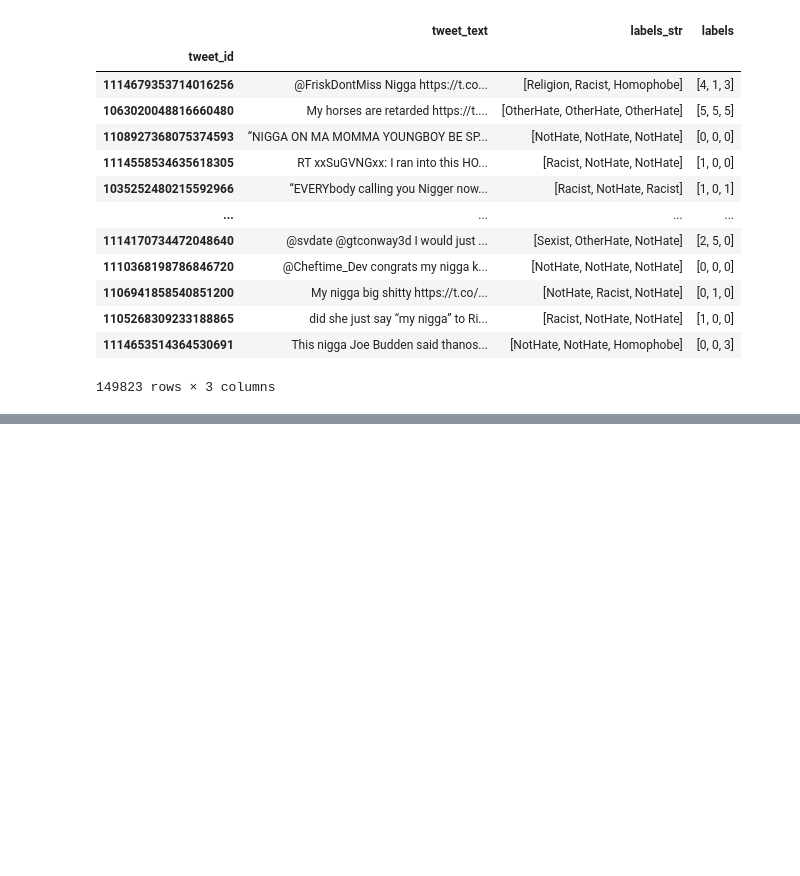
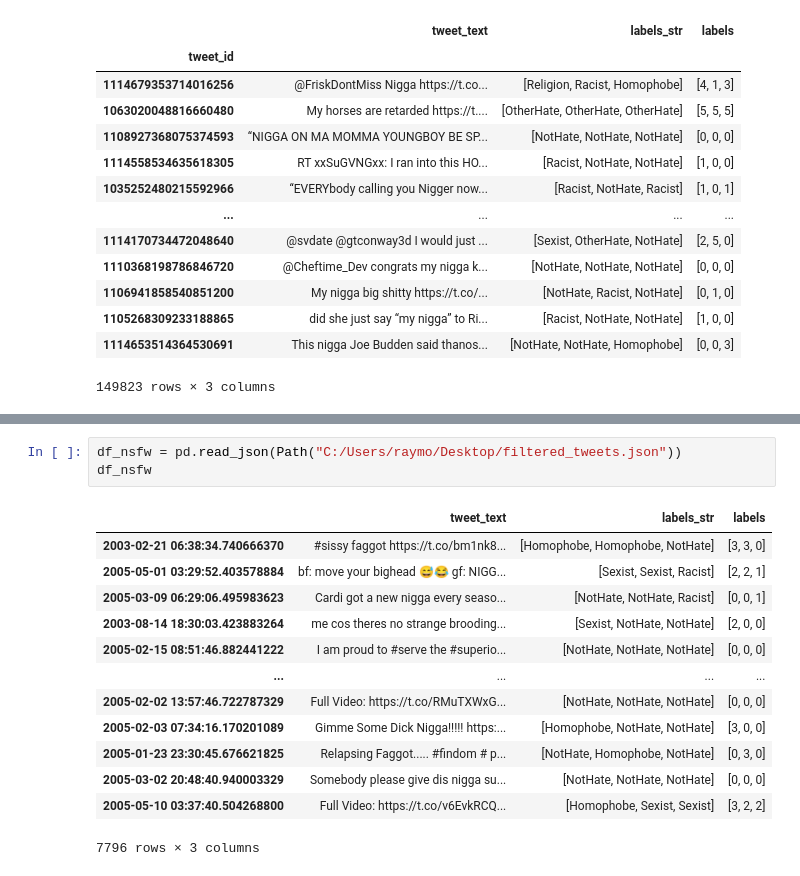
Before and after one commit to raymondcen/Automated-Content-Moderation, a Jupyter notebook: notebook/EDA.ipynb, the cells around one changed output, grey strips where cells are left out. Cells and saved outputs as stored; diff of their text form; blank space fills up the shorter version.

```diff
--- a/notebook/EDA.ipynb
+++ b/notebook/EDA.ipynb
@@ -46,0 +72,17 @@ df
+# %%
+df_nsfw = pd.read_json(Path("C:/Users/raymo/Desktop/filtered_tweets.json"))
+df_nsfw
+# %% [output]
+|  | tweet_text | labels_str | labels |
+| 2003-02-21 06:38:34.740666370 | #sissy faggot https://t.co/bm1nk8... | [Homophobe, Homophobe, NotHate] | [3, 3, 0] |
+| 2005-05-01 03:29:52.403578884 | bf: move your bighead 😅😂 gf: NIGG... | [Sexist, Sexist, Racist] | [2, 2, 1] |
+| 2005-03-09 06:29:06.495983623 | Cardi got a new nigga every seaso... | [NotHate, NotHate, Racist] | [0, 0, 1] |
+| 2003-08-14 18:30:03.423883264 | me cos theres no strange brooding... | [Sexist, NotHate, NotHate] | [2, 0, 0] |
+| 2005-02-15 08:51:46.882441222 | I am proud to #serve the #superio... | [NotHate, NotHate, NotHate] | [0, 0, 0] |
+| ... | ... | ... | ... |
+| 2005-02-02 13:57:46.722787329 | Full Video: https://t.co/RMuTXWxG... | [NotHate, NotHate, NotHate] | [0, 0, 0] |
+| 2005-02-03 07:34:16.170201089 | Gimme Some Dick Nigga!!!!! https:... | [Homophobe, NotHate, NotHate] | [3, 0, 0] |
+| 2005-01-23 23:30:45.676621825 | Relapsing Faggot..... #findom # p... | [NotHate, Homophobe, NotHate] | [0, 3, 0] |
+| 2005-03-02 20:48:40.940003329 | Somebody please give dis nigga su... | [NotHate, NotHate, NotHate] | [0, 0, 0] |
+| 2005-05-10 03:37:40.504268800 | Full Video: https://t.co/v6EvkRCQ... | [Homophobe, Sexist, Sexist] | [3, 2, 2] |
+7796 rows × 3 columns
```
Also changed, not shown: parts of 4 cells of this notebook, 3 other files.
